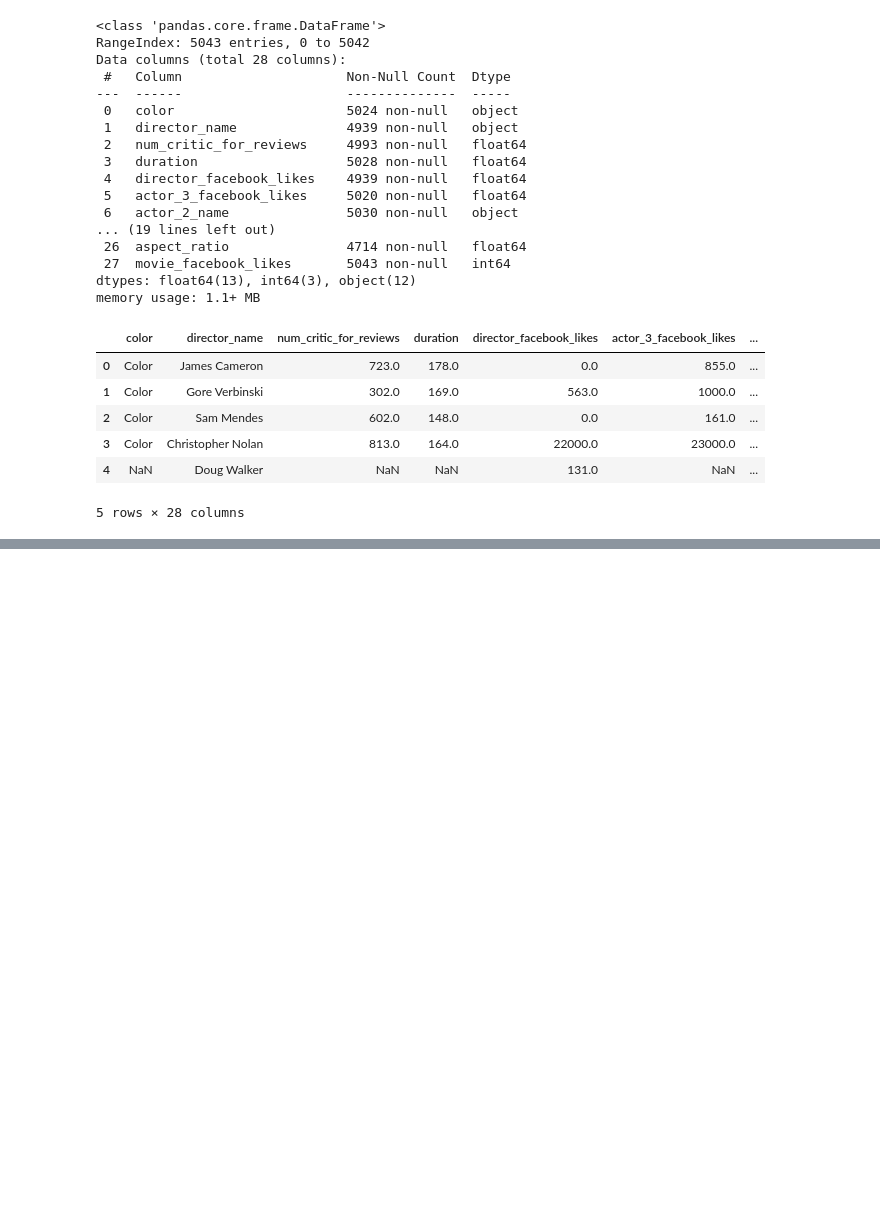
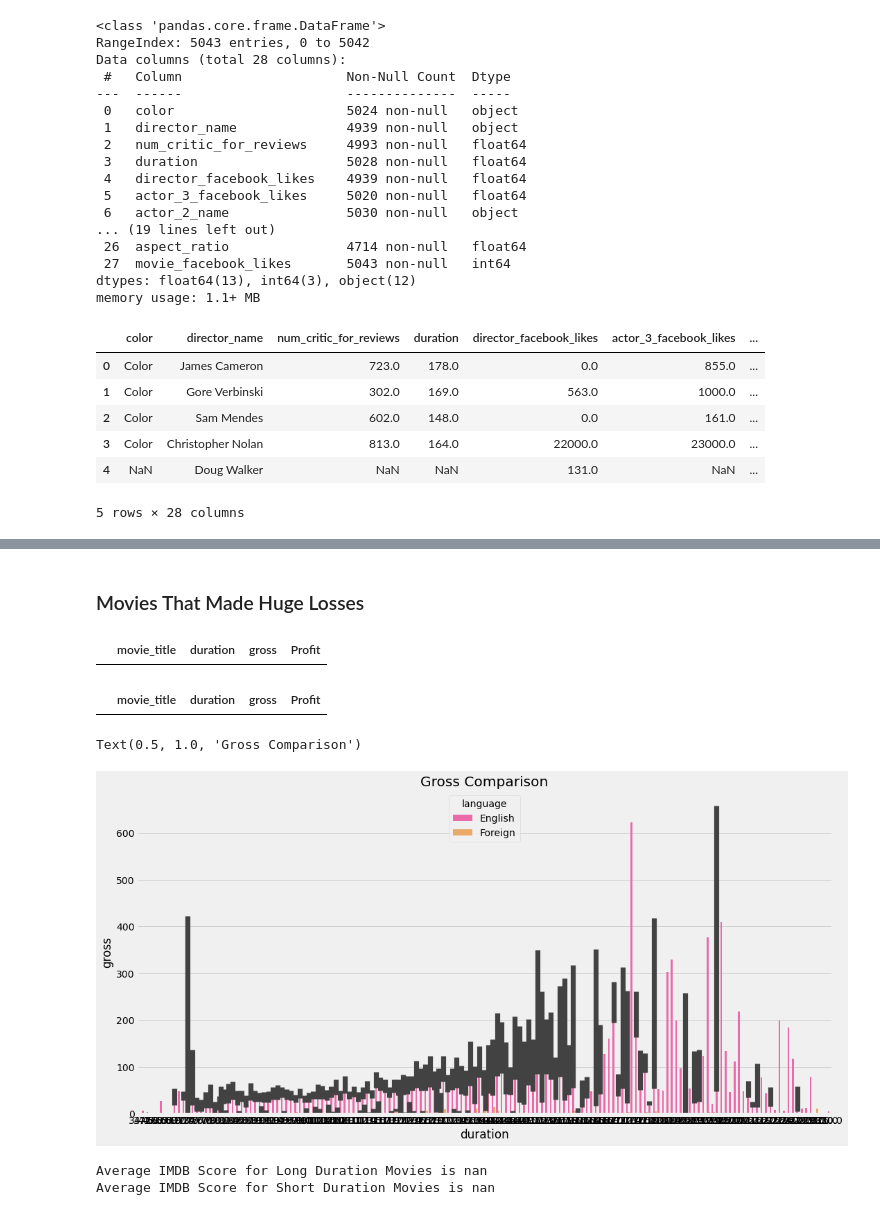
Before and after one commit to MlondiMchunu/movieRecommender2, a Jupyter notebook: movieRec.ipynb, the cells around one changed output, grey strips where cells are left out. Cells and saved outputs as stored; diff of their text form; code cells hidden in the pictures; blank space fills up the shorter version.

Commit message:
average IMBD score

```diff
--- a/movieRec.ipynb
+++ b/movieRec.ipynb
@@ -62,0 +388,22 @@ data.head()
+# %% [markdown]
+### Movies That Made Huge Losses
+# %%
+display(data[data['duration'] == 'Long'][['movie_title', 'duration', 'gross','Profit']].sort_values(by = 'Profit',ascending = False).head(5).style.background_gradient(cmap = 'spring'))
+
+display(data[data['duration'] == 'Short'][['movie_title', 'duration', 'gross','Profit']].sort_values(by = 'Profit',ascending = False).head(5).style.background_gradient(cmap = 'spring'))
+
+sns.barplot(data['duration'], data['gross'], hue = data['language'], palette = 'spring')
+
+plt.title('Gross Comparison')
+# %% [output]
+|  | movie_title | duration | gross | Profit |
+|  | movie_title | duration | gross | Profit |
+Text(0.5, 1.0, 'Gross Comparison')
+[figure, added]
+# %%
+print("Average IMDB Score for Long Duration Movies is {0:.2f}".format(data[data['duration'] == 'Long']['imdb_score'].mean()))
+
+print("Average IMDB Score for Short Duration Movies is {0:.2f}".format(data[data['duration'] == 'Short']['imdb_score'].mean()))
+# %% [output]
+Average IMDB Score for Long Duration Movies is nan
+Average IMDB Score for Short Duration Movies is nan
```
Also changed, not shown: parts of 30 cells of this notebook.
